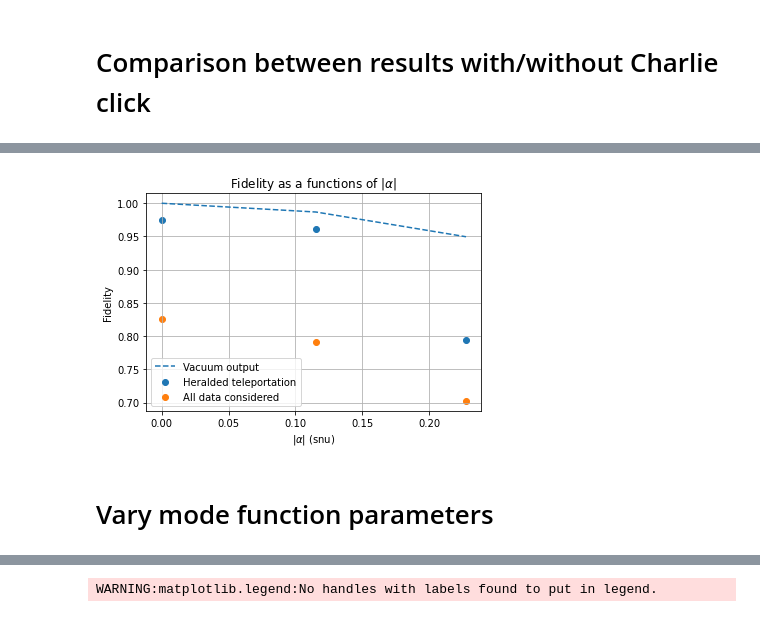
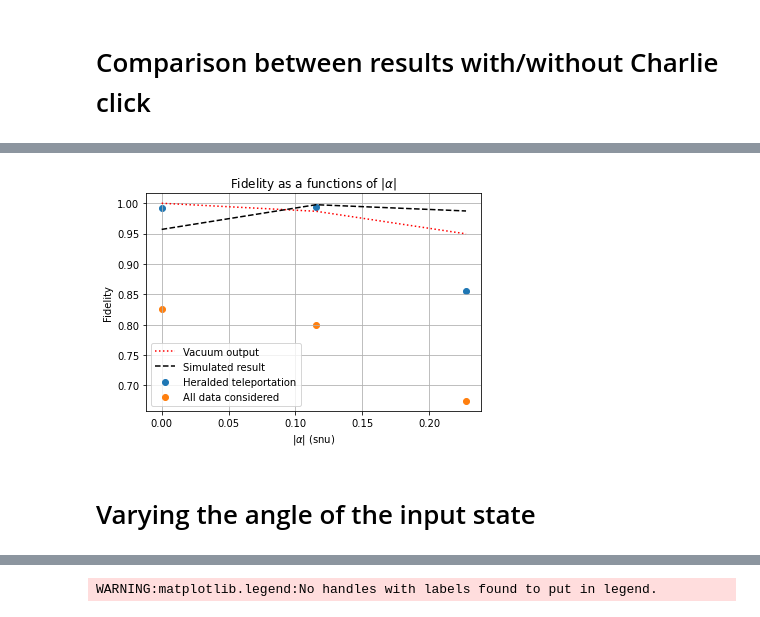
Before and after one commit to lucasnf95/scissor-teleportation, a Jupyter notebook: teleportation-analysis/teleportation-analysis.ipynb, the cells around one changed output, grey strips where cells are left out. Saved outputs shown, nothing was run; the diff lists cells and outputs as text; code cells hidden in the pictures.

```diff
--- a/teleportation-analysis/teleportation-analysis.ipynb
+++ b/teleportation-analysis/teleportation-analysis.ipynb
@@ -283,8 +297,9 @@ mf_vacuum = {v: None for v in voltages}
 input_rho = {v: None for v in voltages}
 input_data = {v: None for v in voltages}
 
+##### Change mode functions parameters here
 for v in voltages:
-    mf_homodyne[v], mf_vacuum[v] = data[v].apply_mode_function(homodyne[v], vacuum[v])
+    mf_homodyne[v], mf_vacuum[v] = data[v].apply_mode_function(homodyne[v], vacuum[v])#, homodyne_time_delay=-317e-9)
     input_data[v] = inputstate.inputstate(input_folder[v], n_dim, data[v].mf, input_plot = False)
 
 
@@ -294,7 +309,7 @@ for v in voltages:
 # SSPD time delay information
 sspd_time_delay = 100e-9
 window = 2e-9
-window_list = np.linspace(1e-9, 10e-9, 4)
+window_list = np.linspace(1e-9, 20e-9, 8)
 
 # Obtain data and success rate for a single data and a single time window
 #sig, success_rate = teleported_state_with_optimal_success_rate(homodyne, charlie, sspd_time_delay, window)
@@ -400,14 +415,15 @@ mf_vacuum = {v: None for v in voltages}
 input_rho = {v: None for v in voltages}
 input_data = {v: None for v in voltages}
 
+####### Change mode function parameters here
 for v in voltages:
-    mf_homodyne[v], mf_vacuum[v] = data[v].apply_mode_function(homodyne[v], vacuum[v])
+    mf_homodyne[v], mf_vacuum[v] = data[v].apply_mode_function(homodyne[v], vacuum[v])#, homodyne_time_delay=-317e-9)
     input_data[v] = inputstate.inputstate(input_folder[v], n_dim, data[v].mf, input_plot = False)
 
 ## Select data
 
 # Find coincidences
-time_window = 2e-9
+time_window = 4e-9
 coincidence = {v: coincidencecheck.selectdata(mf_homodyne[v], charlie[v], data[v].meta, time_window, verbose = False) for v in voltages}
 sig_click = {v: None for v in voltages}
 success_rate_click = {v: None for v in voltages}
@@ -484,26 +500,37 @@ Converged
 theta = 46.64°
 [figure]
 # %%
-input_alpha = [np.abs(np.trace(functions.a_operator(n_dim)@input_data[v].input_rho)) for v in voltages]
+input_alpha = [input_data[v].input_alpha for v in voltages]#[np.abs(np.trace(functions.a_operator(n_dim)@input_data[v].input_rho)) for v in voltages]
 fidelity_noclick_list = [fidelity_noclick[v] for v in voltages]
 fidelity_click_list = [fidelity_click[v] for v in voltages]
 
+# Fidelity with vacuum
 rho_vac = np.zeros((n_dim+1, n_dim+1))
 rho_vac[0][0] = 1
+fid_vac = [functions.quantumStateFidelity(rho_vac, input_data[v].input_rho) for v in voltages]
 
-fid_vac = [functions.quantumStateFidelity(rho_vac, input_data[v].input_rho) for v in voltages]
+snr = [2.25, 107.5, 900]
+# Simulated fidelity
+sim_fidelity = {v: None for v in voltages}
+sim_purity = {v: None for v in voltages}
+for j, v in enumerate(voltages):
+    sim_fidelity[v], _, sim_purity[v] = scissor.quantum_scissor(input_alpha[j], dimension, single_photon_efficiency=single_photon_efficiency, alice_transmission=alice_transmission, bob_transmission=bob_transmission, snr = snr[j], hd_eff = 0.7)
+    #_, _, _, out_rho = scissor.quantum_scissor(input_alpha[j], dimension, single_photon_efficiency=single_photon_efficiency, alice_transmission=alice_transmission, bob_transmission=bob_transmission, hd_eff = 0.7, output = True)
+    #sim_fidelity[v] = scissor.quantum_fidelity(qutip.coherent_dm(dimension, input_alpha[j]*np.exp(1j*np.pi)), out_rho)
+sim_fidelity_list = [sim_fidelity[v] for v in voltages]
 
 plt.figure()
 plt.scatter(input_alpha, fidelity_click_list, label = 'Heralded teleportation')
 plt.scatter(input_alpha, fidelity_noclick_list, label = 'All data considered')
-plt.plot(input_alpha, fid_vac, label = 'Vacuum output', linestyle = '--')
+plt.plot(input_alpha, fid_vac, label = 'Vacuum output', linestyle = ':', color = 'red')
+plt.plot(input_alpha, sim_fidelity_list, label = 'Simulated result', linestyle = '--', color = 'black')
 plt.grid()
 plt.legend()
 plt.title('Fidelity as a functions of $|\\alpha|$')
 plt.ylabel('Fidelity')
 plt.xlabel('$|\\alpha|$ (snu)')
 plt.show()
 # %% [output]
-[figure, old version]
+[figure, new version]
-# %% [markdown]
-# Vary mode function parameters
+# %% [markdown]
+# Varying the angle of the input state
```
Also changed, not shown: parts of 19 cells of this notebook, 2 other files.
